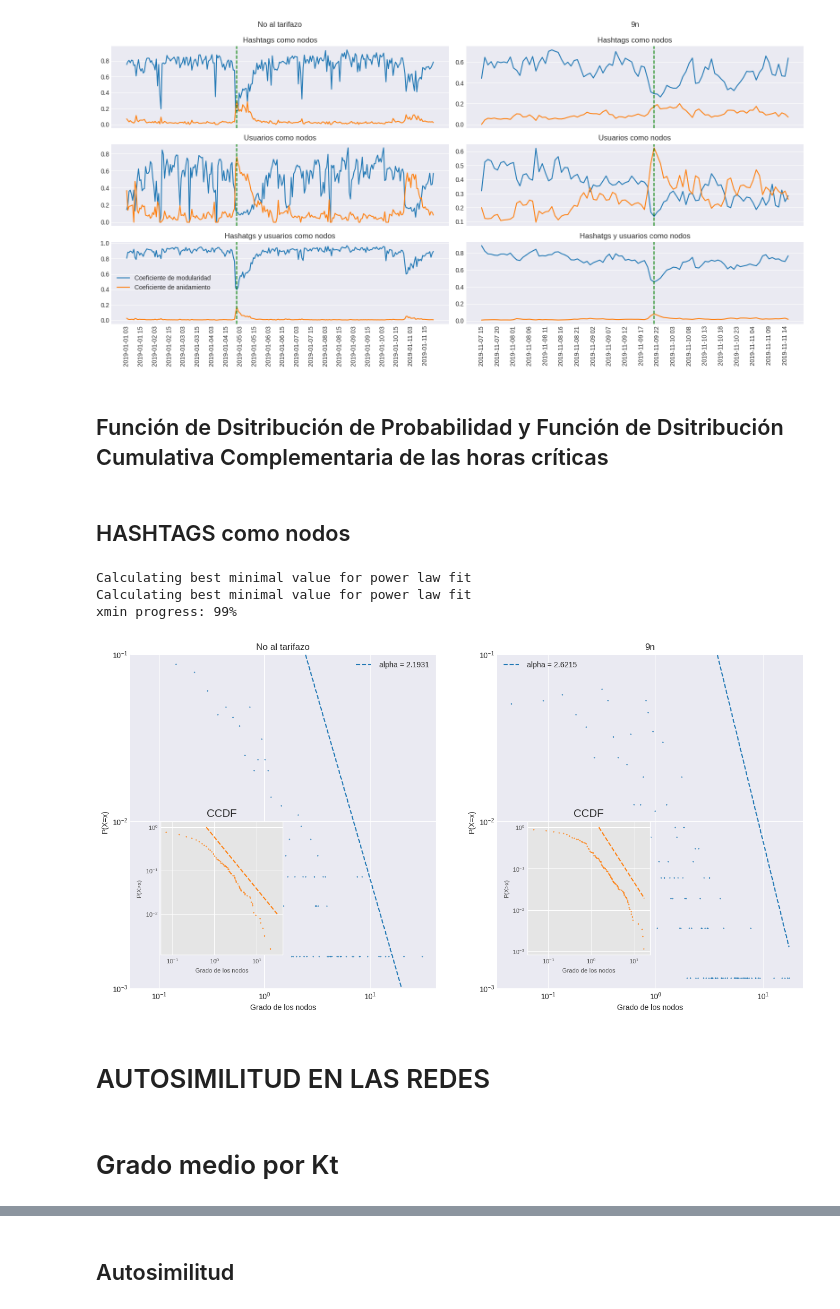
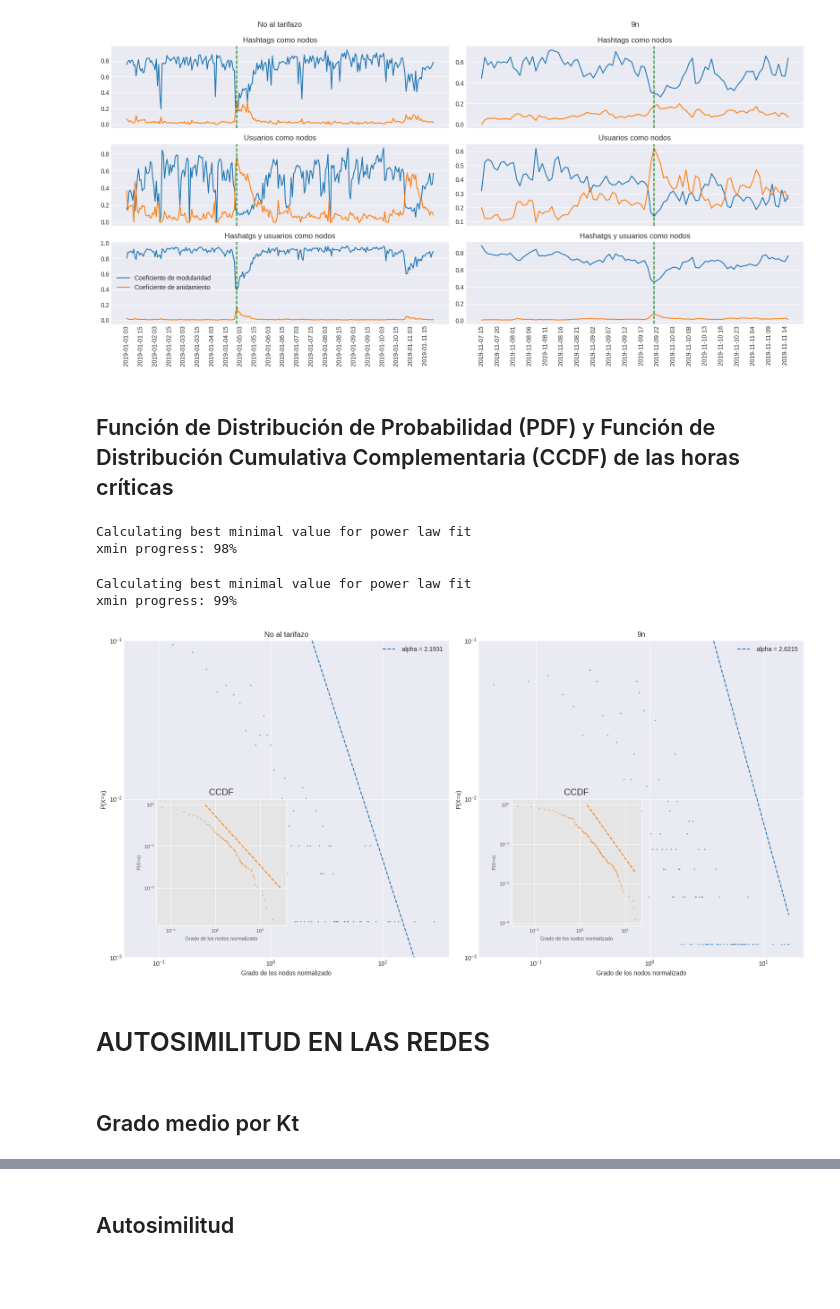
Before and after one commit to Manusua/TFM_Manuel_Suarez_Roman, a Jupyter notebook: Self similarity in graphs.ipynb, the cells around one changed output, grey strips where cells are left out. Drawn from its saved outputs; the diff is of its cells as text; code cells hidden in the pictures; blank space fills up the shorter version.

```diff
--- a/Self similarity in graphs.ipynb
+++ b/Self similarity in graphs.ipynb
@@ -282,49 +279,18 @@ plt.show()
 # %% [output]
 [figure]
 # %% [markdown]
-## Función de Dsitribución de Probabilidad y Función de Dsitribución Cumulativa Complementaria de las horas críticas
+## Función de Distribución de Probabilidad (PDF) y Función de Distribución Cumulativa Complementaria (CCDF) de las horas críticas
-# %% [markdown]
-## HASHTAGS como nodos
-# %%
-#No al tarifazo
-
-G_nat = nx.read_gexf(graphs_folder + "nodes_hashtag/nat/" + HORA_CRITICA_NAT + ".gexf")
-
-# Se ordena los grados de forma ascendente
-points_nat = np.sort(np.array(list(dict(G_nat.degree()).values())).astype(float))
-
-# Se normalizan los grados entre la media
-points_nat = points_nat / np.mean(points_nat)
-
-# Se obtiene el ajuste a ley de potencia
-plfit_nat = get_exp([points_nat], HORA_CRITICA_NAT)
-
-# Se calcula el PDF y el CCDF de la distribución de grados
-arr_pdf_points_nat = calc_pdf_points([points_nat])
-arr_cdf_points_nat = calc_cdf_points(arr_pdf_points_nat)
-arr_ccdf_points_nat = calc_ccdf_points(arr_cdf_points_nat)
-
-# 9n
-
-G_9n = nx.read_gexf(graphs_folder + "nodes_hashtag/9n/" + HORA_CRITICA_9N + ".gexf")
-
-# Ordenamos los grados de forma ascendente
-points_9n= np.sort(np.array(list(dict(G_9n.degree()).values())).astype(float))
-
-# Se normalizan los grados entre la media
-points_9n = points_9n / np.mean(points_9n)
-
-# Obtenemos el ajuste a ley de potencia
-plfit_9n = get_exp([points_9n], HORA_CRITICA_9N)
-
-# Se calcula el PDF y el CCDF de la distribución de grados
-arr_pdf_points_9n = calc_pdf_points([points_9n])
-arr_cdf_points_9n = calc_cdf_points(arr_pdf_points_9n)
-arr_ccdf_points_9n = calc_ccdf_points(arr_cdf_points_9n)
-# %% [output]
-Calculating best minimal value for power law fit
-Calculating best minimal value for power law fit
-xmin progress: 99%
+# %%
+#No al tarifazo
+plfit_nat, arr_pdf_points_nat, arr_ccdf_points_nat = calc_degree_distribution(HORA_CRITICA_NAT, "nat/", mode="h", graphs_folder=graphs_folder, measures_folder=measures_folder, exp = True)
+
+# 9n
+plfit_9n, arr_pdf_points_9n, arr_ccdf_points_9n = calc_degree_distribution(HORA_CRITICA_9N, "9n/", mode="h", graphs_folder=graphs_folder, measures_folder=measures_folder, exp = True)
+# %% [output]
+Calculating best minimal value for power law fit
+xmin progress: 98%
+Calculating best minimal value for power law fit
+xmin progress: 99%
 # %%
 plt.style.use('seaborn-v0_8-darkgrid')
 
@@ -337,7 +303,7 @@ ax1.scatter(arr_pdf_points_nat[0][0], arr_pdf_points_nat[0][1], marker="x", s=1,
 plfit_nat.power_law.plot_pdf(label=" alpha = " + str(round(plfit_nat.alpha, 4)), ax=ax1, linestyle='--')
 ax1.set_ylim(0.001, 0.1)
 
-ax1.set_xlabel("Grado de los nodos")
+ax1.set_xlabel("Grado de los nodos normalizado")
 ax1.set_ylabel("P(X=x)")
 ax1.set_title("No al tarifazo")
 ax1.legend()
@@ -349,47 +315,47 @@ with plt.style.context('ggplot'):
 
     ins_ax_nat.scatter(arr_ccdf_points_nat[0][0], arr_ccdf_points_nat[0][1], marker="x", s=1, alpha=0.7, c='#ff7f0e')
     ins_ax_nat.set_title("CCDF")
-    ins_ax_nat.set_xlabel("Grado de los nodos", fontsize=8)
+    ins_ax_nat.set_xlabel("Grado de los nodos normalizado", fontsize=8)
     ins_ax_nat.set_ylabel("P(X>x)", fontsize=8)
     ins_ax_nat.tick_params(labelsize=8)
 
     plfit_nat.power_law.plot_ccdf(label="powerlaw, alpha = " + str(round(plfit_nat.alpha, 5)), ax=ins_ax_nat, linestyle='--', c='#ff7f0e')
 
 
 ax2.set_xscale('log')
 ax2.set_yscale('log')
 
 ax2.scatter(arr_pdf_points_9n[0][0], arr_pdf_points_9n[0][1], marker="x", s=1, alpha=0.7)
 plfit_9n.power_law.plot_pdf(label=" alpha = " + str(round(plfit_9n.alpha, 4)), ax=ax2, linestyle='--')
 #plfit.plot_ccdf(label="powerlaw, alpha = " + str(round(plfit.alpha, 5)), color='red')
 ax2.legend()
 ax2.set_ylim(0.001, 0.1)
 
-ax2.set_xlabel("Grado de los nodos")
+ax2.set_xlabel("Grado de los nodos normalizado")
 ax2.set_ylabel("P(X=x)")
 ax2.set_title("9n")
 
 with plt.style.context('ggplot'):
     ins_ax_9n = ax2.inset_axes([0.1, 0.1, 0.4, 0.4])
     ins_ax_9n.set_xscale('log')
     ins_ax_9n.set_yscale('log')
 
     ins_ax_9n.scatter(arr_ccdf_points_9n[0][0], arr_ccdf_points_9n[0][1], marker="x", s=1, alpha=0.7, c='#ff7f0e')
     ins_ax_9n.set_title("CCDF")
-    ins_ax_9n.set_xlabel("Grado de los nodos", fontsize=8)
+    ins_ax_9n.set_xlabel("Grado de los nodos normalizado", fontsize=8)
     ins_ax_9n.set_ylabel("P(X>x)", fontsize=8)
     ins_ax_9n.tick_params(labelsize=8)
 
     plfit_9n.power_law.plot_ccdf(label="powerlaw, alpha = " + str(round(plfit_9n.alpha, 5)), ax=ins_ax_9n, linestyle='--', c='#ff7f0e')
-
-plt.savefig("plots/PDF_CCDFs_nodes_hashtag.png")
+plt.tight_layout()
+plt.savefig("plots/PDF_CCDF_nodes_hashtag.png")
 plt.show()
 # %% [output]
-[figure, old version]
+[figure, new version]
 # %% [markdown]
 # AUTOSIMILITUD EN LAS REDES
 # %% [markdown]
-# Grado medio por Kt
+## Grado medio por Kt
 # %%
 # MAX_UMBRAL es el máximo K_T que se va a usar para generar subgrafos
 MAX_UMBRAL = 200
```
Also changed, not shown: parts of 32 cells of this notebook, 32 other files.
